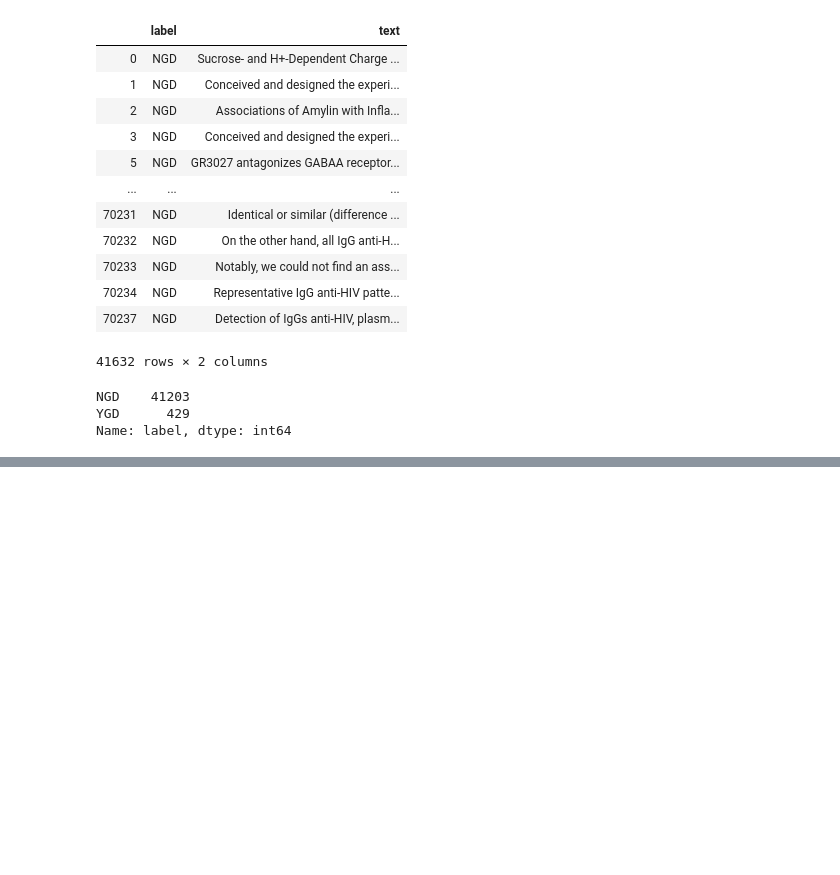
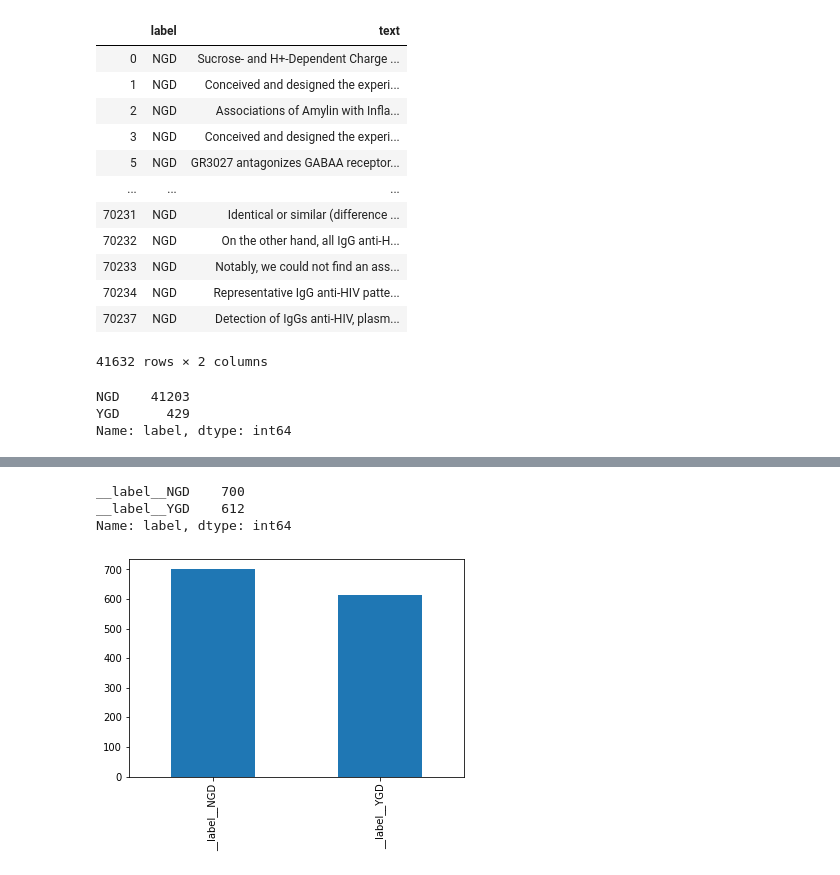
Before and after one commit to tsantosh7/Unsupervised-Supervised-Protein-Genes-Diseases-Organisms-Extraction, a Jupyter notebook: Contextual Character Embeddings-Associations.ipynb, the cells around one changed output, grey strips where cells are left out. Drawn from its saved outputs; the diff is of its cells as text; code cells hidden in the pictures; blank space fills up the shorter version.

```diff
--- a/Contextual Character Embeddings-Associations.ipynb
+++ b/Contextual Character Embeddings-Associations.ipynb
@@ -144,3 +164,12 @@ data.iloc[int(len(data)*0.9):].to_csv(data_loc+'dev.csv', sep='\t', index = Fals
+# %%
+labels_count = df_valid['label'].value_counts()
+labels_count.plot(kind="bar")
+print(df_valid['label'].value_counts())
+# %% [output]
+__label__NGD    700
+__label__YGD    612
+Name: label, dtype: int64
+[figure, added]
 # %%
 from flair.data_fetcher import NLPTaskDataFetcher
 from flair.embeddings import WordEmbeddings, FlairEmbeddings, DocumentRNNEmbeddings
```
Also changed, not shown: parts of 16 cells of this notebook, 6 other files.
